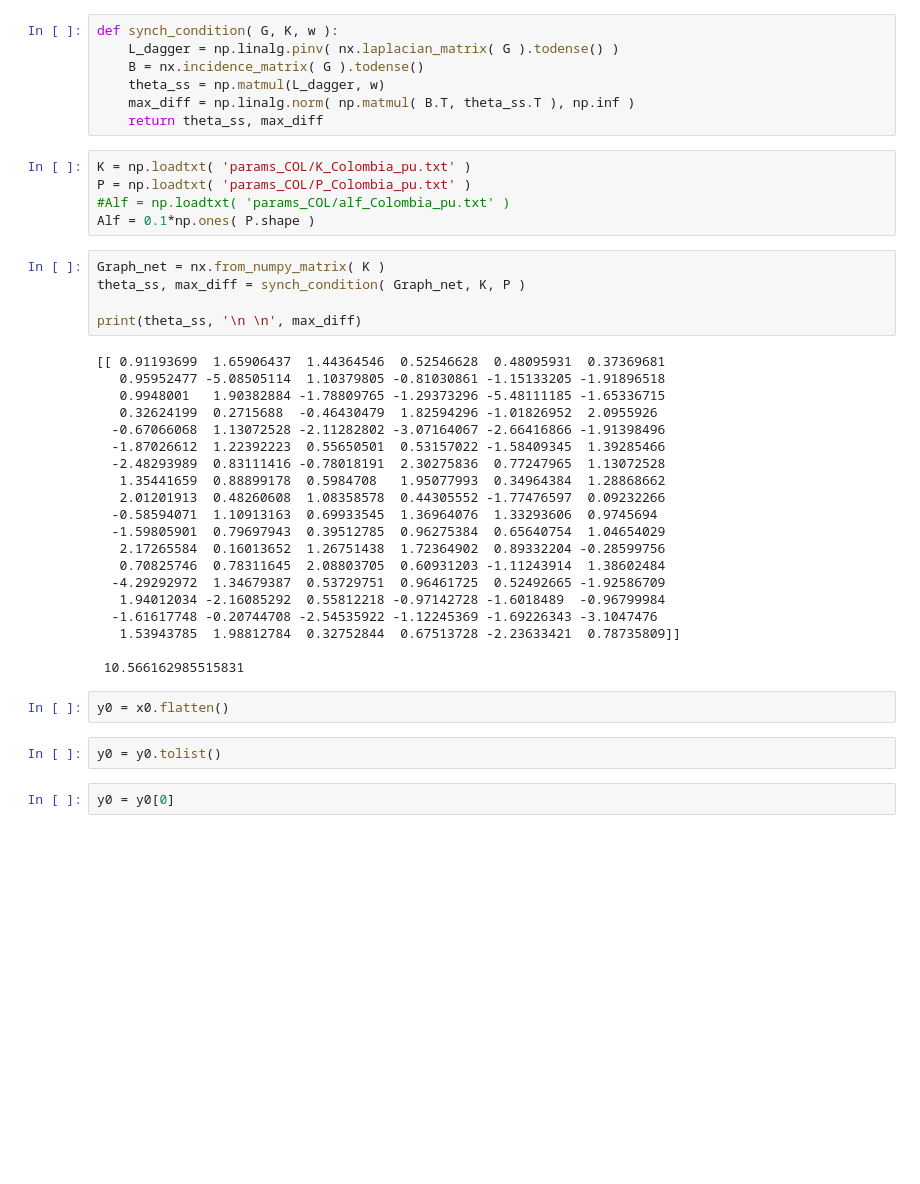
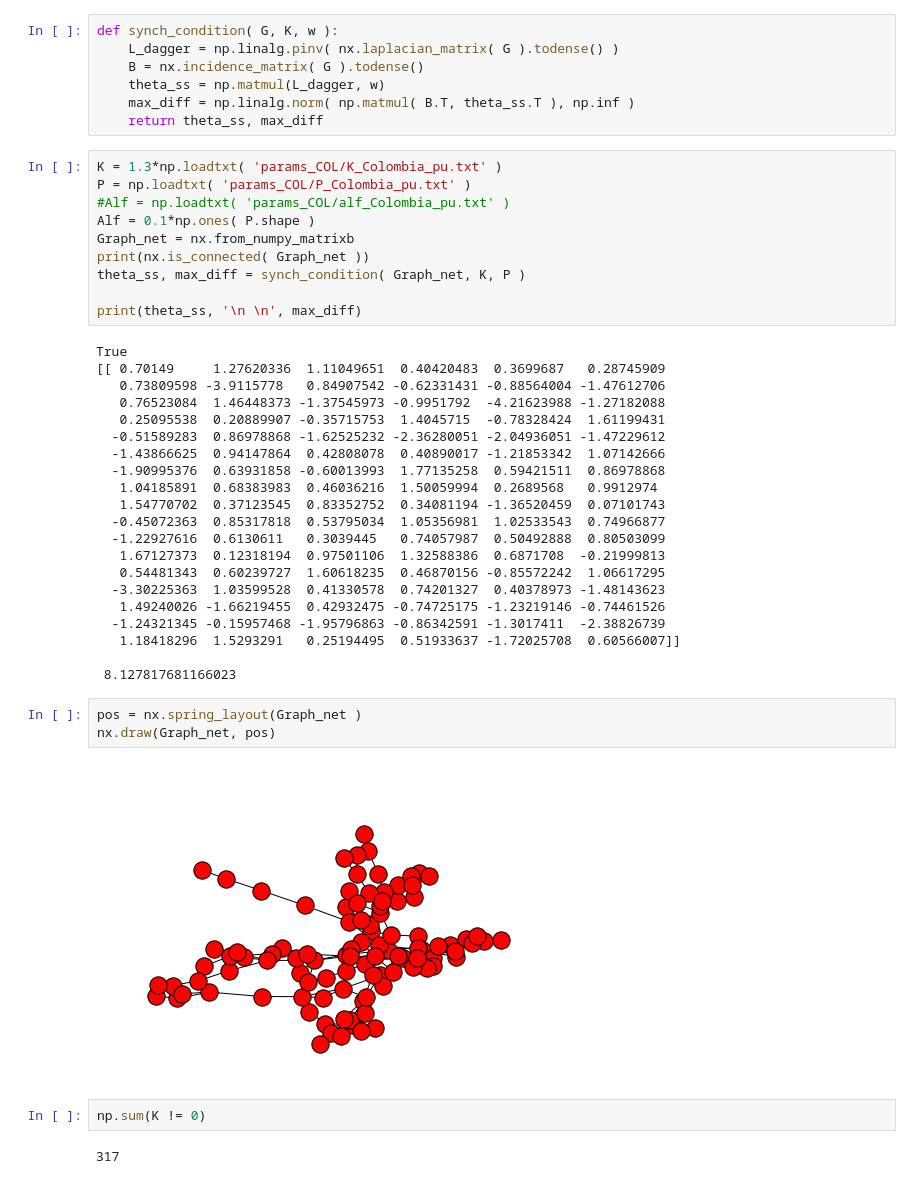
Before and after one commit to ccgalindog/Kuramoto_Model, a Jupyter notebook: kuramoto_eqs.ipynb, the cells around one changed output. Drawn from its saved outputs; the diff is of its cells as text; blank space fills up the shorter version.

```diff
--- a/kuramoto_eqs.ipynb
+++ b/kuramoto_eqs.ipynb
@@ -346,38 +346,42 @@ def synch_condition( G, K, w ):
     max_diff = np.linalg.norm( np.matmul( B.T, theta_ss.T ), np.inf )
     return theta_ss, max_diff
 # %%
-K = np.loadtxt( 'params_COL/K_Colombia_pu.txt' )
+K = 1.3*np.loadtxt( 'params_COL/K_Colombia_pu.txt' )
 P = np.loadtxt( 'params_COL/P_Colombia_pu.txt' )
 #Alf = np.loadtxt( 'params_COL/alf_Colombia_pu.txt' )
 Alf = 0.1*np.ones( P.shape )
+Graph_net = nx.from_numpy_matrixb
+print(nx.is_connected( Graph_net ))
+theta_ss, max_diff = synch_condition( Graph_net, K, P )
+
+print(theta_ss, '\n \n', max_diff)
+# %% [output]
+True
+[[ 0.70149     1.27620336  1.11049651  0.40420483  0.3699687   0.28745909
+   0.73809598 -3.9115778   0.84907542 -0.62331431 -0.88564004 -1.47612706
+   0.76523084  1.46448373 -1.37545973 -0.9951792  -4.21623988 -1.27182088
+   0.25095538  0.20889907 -0.35715753  1.4045715  -0.78328424  1.61199431
+  -0.51589283  0.86978868 -1.62525232 -2.36280051 -2.04936051 -1.47229612
+  -1.43866625  0.94147864  0.42808078  0.40890017 -1.21853342  1.07142666
+  -1.90995376  0.63931858 -0.60013993  1.77135258  0.59421511  0.86978868
+   1.04185891  0.68383983  0.46036216  1.50059994  0.2689568   0.9912974
+   1.54770702  0.37123545  0.83352752  0.34081194 -1.36520459  0.07101743
+  -0.45072363  0.85317818  0.53795034  1.05356981  1.02533543  0.74966877
+  -1.22927616  0.6130611   0.3039445   0.74057987  0.50492888  0.80503099
+   1.67127373  0.12318194  0.97501106  1.32588386  0.6871708  -0.21999813
+   0.54481343  0.60239727  1.60618235  0.46870156 -0.85572242  1.06617295
+  -3.30225363  1.03599528  0.41330578  0.74201327  0.40378973 -1.48143623
+   1.49240026 -1.66219455  0.42932475 -0.74725175 -1.23219146 -0.74461526
+  -1.24321345 -0.15957468 -1.95796863 -0.86342591 -1.3017411  -2.38826739
+   1.18418296  1.5293291   0.25194495  0.51933637 -1.72025708  0.60566007]]
+
+ 8.127817681166023
-# %%
-Graph_net = nx.from_numpy_matrix( K )
-theta_ss, max_diff = synch_condition( Graph_net, K, P )
-
-print(theta_ss, '\n \n', max_diff)
-# %% [output]
-[[ 0.91193699  1.65906437  1.44364546  0.52546628  0.48095931  0.37369681
-   0.95952477 -5.08505114  1.10379805 -0.81030861 -1.15133205 -1.91896518
-   0.9948001   1.90382884 -1.78809765 -1.29373296 -5.48111185 -1.65336715
-   0.32624199  0.2715688  -0.46430479  1.82594296 -1.01826952  2.0955926
-  -0.67066068  1.13072528 -2.11282802 -3.07164067 -2.66416866 -1.91398496
-  -1.87026612  1.22392223  0.55650501  0.53157022 -1.58409345  1.39285466
-  -2.48293989  0.83111416 -0.78018191  2.30275836  0.77247965  1.13072528
-   1.35441659  0.88899178  0.5984708   1.95077993  0.34964384  1.28868662
-   2.01201913  0.48260608  1.08358578  0.44305552 -1.77476597  0.09232266
-  -0.58594071  1.10913163  0.69933545  1.36964076  1.33293606  0.9745694
-  -1.59805901  0.79697943  0.39512785  0.96275384  0.65640754  1.04654029
-   2.17265584  0.16013652  1.26751438  1.72364902  0.89332204 -0.28599756
-   0.70825746  0.78311645  2.08803705  0.60931203 -1.11243914  1.38602484
-  -4.29292972  1.34679387  0.53729751  0.96461725  0.52492665 -1.92586709
-   1.94012034 -2.16085292  0.55812218 -0.97142728 -1.6018489  -0.96799984
-  -1.61617748 -0.20744708 -2.54535922 -1.12245369 -1.69226343 -3.1047476
-   1.53943785  1.98812784  0.32752844  0.67513728 -2.23633421  0.78735809]]
-
- 10.566162985515831
-# %%
-y0 = x0.flatten()
-# %%
-y0 = y0.tolist()
-# %%
-y0 = y0[0]
+# %%
+pos = nx.spring_layout(Graph_net )
+nx.draw(Graph_net, pos)
+# %% [output]
+[figure, added]
+# %%
+np.sum(K != 0)
+# %% [output]
+317
```
Also changed, not shown: parts of 13 cells of this notebook, 5 other files.
